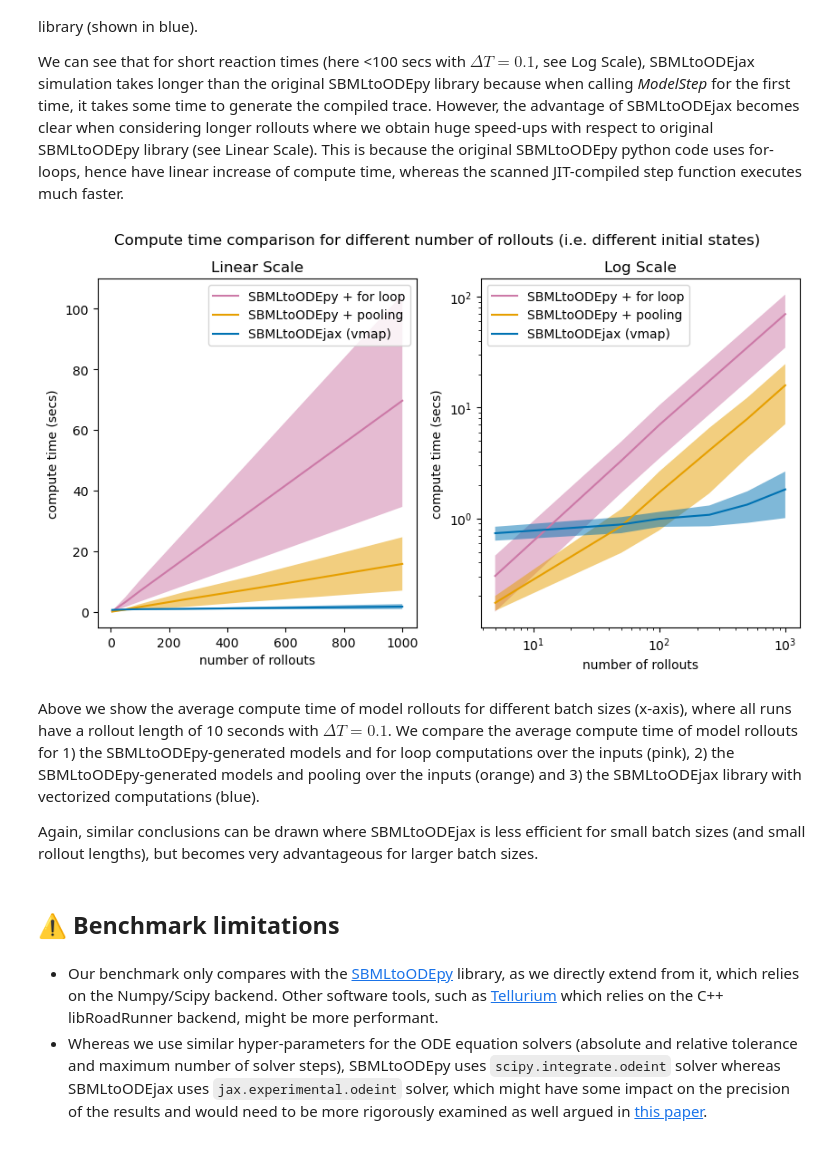
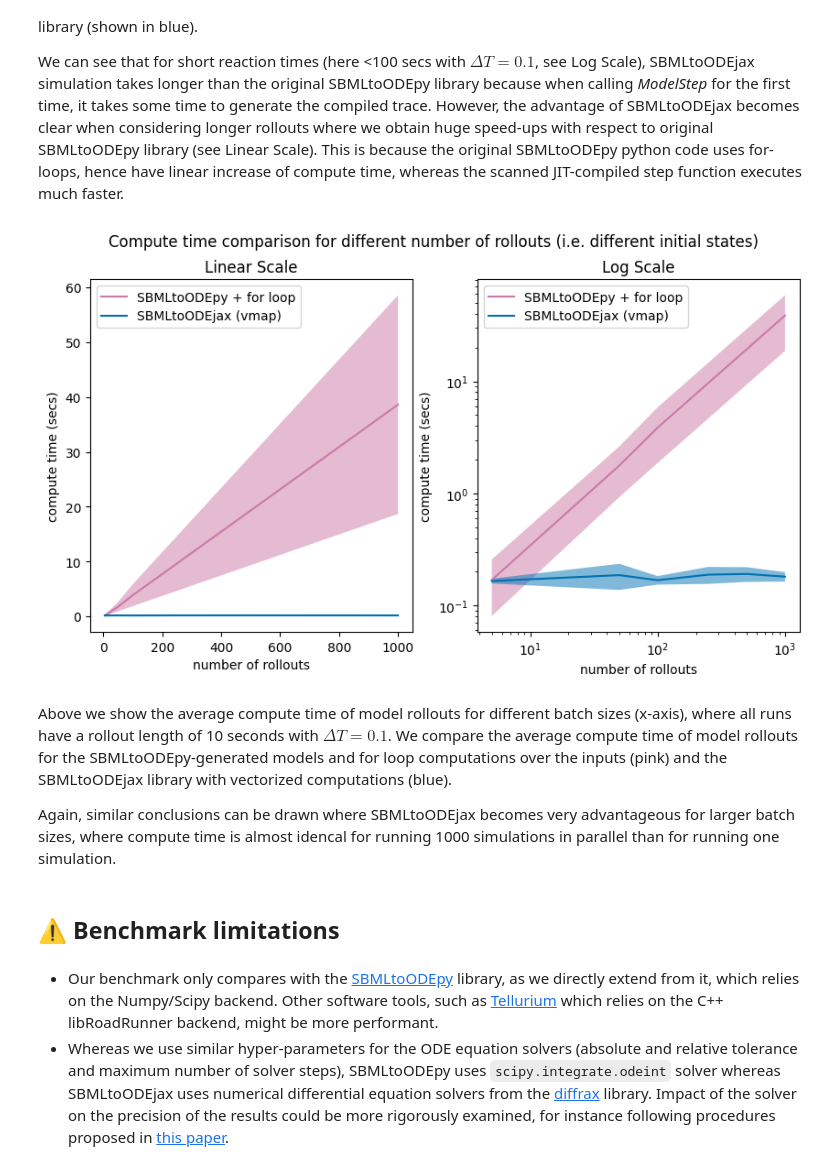
Before and after one commit to flowersteam/sbmltoodejax, a Jupyter notebook: docs/source/tutorials/benchmark.ipynb, the cells around one changed output. Drawn from its saved outputs; the diff is of its cells as text; code cells hidden in the pictures.

Commit message:
rerun tutorials with diffrax solver

```diff
--- a/docs/source/tutorials/benchmark.ipynb
+++ b/docs/source/tutorials/benchmark.ipynb
@@ -157,6 +157,7 @@ default_colors = [tuple([c/255 for c in color]) for color in default_colors]
 all_model_ids = [3, 4, 6, 8, 10]
 all_n_secs = [0.1, 1, 10, 100, 1000, 10000, 100000]
 all_n_in_parallel = [5, 50, 100, 250, 500, 1000]
+pooling_benchmark = False # whether or not to compare with sbmltoodepy + pooling (using multiprocessing library)
 # %%
 # same ODE solver parameters than SBMLtoODEpy ones for fair comparison
 deltaT = 0.1
@@ -355,51 +359,58 @@ This is because the original SBMLtoODEpy python code uses for-loops, hence have
 all_jax_times = []
 all_py_times = []
 all_py_pool_times = []
+
 for model_idx in all_model_ids:
     jax_times = [compute_time['jax'][model_idx][n_in_parallel][10] for n_in_parallel in all_n_in_parallel]
     py_times = [compute_time['py'][model_idx][n_in_parallel][10] for n_in_parallel in all_n_in_parallel]
-    py_pool_times = [compute_time['py_pool'][model_idx][n_in_parallel][10] for n_in_parallel in all_n_in_parallel]
+
     all_jax_times.append(jax_times)
     all_py_times.append(py_times)
-    all_py_pool_times.append(py_pool_times)
+
+    if pooling_benchmark:
+        py_pool_times = [compute_time['py_pool'][model_idx][n_in_parallel][10] for n_in_parallel in all_n_in_parallel]
+        all_py_pool_times.append(py_pool_times)
+
 all_jax_times = np.asarray(all_jax_times)
-all_py_times = np.asarray(all_py_times)
-all_py_pool_times = np.asarray(all_py_pool_times)
-
 jax_ymean = all_jax_times.mean(0)
 jax_ystd = all_jax_times.std(0)
+
+all_py_times = np.asarray(all_py_times)
 py_ymean = all_py_times.mean(0)
 py_ystd = all_py_times.std(0)
-py_pool_ymean = all_py_pool_times.mean(0)
-py_pool_ystd = all_py_pool_times.std(0)
+
+if pooling_benchmark:
+    all_py_pool_times = np.asarray(all_py_pool_times)
+    py_pool_ymean = all_py_pool_times.mean(0)
+    py_pool_ystd = all_py_pool_times.std(0)
 
 fig, ax = plt.subplots(1, 2, figsize=(10,5))
 x = np.array(all_n_in_parallel)
 for i in range(2):
     ax[i].plot(x, py_ymean, color=default_colors[0], label="SBMLtoODEpy + for loop")
     ax[i].fill_between(x, py_ymean+py_ystd, py_ymean-py_ystd, facecolor=default_colors[0], alpha=0.5)
-    ax[i].plot(x, py_pool_ymean, color=default_colors[2], label="SBMLtoODEpy + pooling")
-    ax[i].fill_between(x, py_pool_ymean+py_pool_ystd, py_pool_ymean-py_pool_ystd, facecolor=default_colors[2], alpha=0.5)
+    if pooling_benchmark:
+        ax[i].plot(x, py_pool_ymean, color=default_colors[2], label="SBMLtoODEpy + pooling")
+        ax[i].fill_between(x, py_pool_ymean+py_pool_ystd, py_pool_ymean-py_pool_ystd, facecolor=default_colors[2], alpha=0.5)
     ax[i].plot(x, jax_ymean, color=default_colors[1], label="SBMLtoODEjax (vmap)")
     ax[i].fill_between(x, jax_ymean+jax_ystd, jax_ymean-jax_ystd, facecolor=default_colors[1], alpha=0.5)
     ax[i].set_xlabel("number of rollouts")
     ax[i].set_ylabel("compute time (secs)")
     ax[i].legend()
 ax[0].set_title("Linear Scale")
 ax[1].set_title("Log Scale")
 ax[1].set_xscale("log")
 ax[1].set_yscale("log")
 plt.suptitle("Compute time comparison for different number of rollouts (i.e. different initial states)")
 plt.show()
 # %% [output]
-[figure, old version]
+[figure, new version]
 # %% [markdown]
-Above we show the average compute time of model rollouts for different batch sizes (x-axis), where all runs have a rollout length of 10 seconds with $\Delta T=0.1$. We compare the average compute time of model rollouts for 1) the SBMLtoODEpy-generated models and for loop computations over the inputs (pink), 2) the SBMLtoODEpy-generated models and pooling over the inputs (orange)
-and 3) the SBMLtoODEjax library with vectorized computations (blue).
+Above we show the average compute time of model rollouts for different batch sizes (x-axis), where all runs have a rollout length of 10 seconds with $\Delta T=0.1$. We compare the average compute time of model rollouts for the SBMLtoODEpy-generated models and for loop computations over the inputs (pink) and the SBMLtoODEjax library with vectorized computations (blue).
 
-Again, similar conclusions can be drawn where SBMLtoODEjax is less efficient for small batch sizes (and small rollout lengths), but becomes very advantageous for larger batch sizes.
+Again, similar conclusions can be drawn where SBMLtoODEjax becomes very advantageous for larger batch sizes, where compute time is almost idencal for running 1000 simulations in parallel than for running one simulation.
 # %% [markdown]
 ## ⚠️ Benchmark limitations
 # %% [markdown]
 * Our benchmark only compares with the [SBMLtoODEpy](https://sbmltoodepy.readthedocs.io/en/latest/) library, as we directly extend from it, which relies on the Numpy/Scipy backend. Other software tools, such as [Tellurium](https://tellurium.analogmachine.org/) which relies on the C++ libRoadRunner backend, might be more performant.
-* Whereas we use similar hyper-parameters for the ODE equation solvers (absolute and relative tolerance and maximum number of solver steps), SBMLtoODEpy uses `scipy.integrate.odeint` solver whereas SBMLtoODEjax uses `jax.experimental.odeint` solver, which might have some impact on the precision of the results and would need to be more rigorously examined as well argued in [this paper](https://www.nature.com/articles/s41598-021-82196-2).
+* Whereas we use similar hyper-parameters for the ODE equation solvers (absolute and relative tolerance and maximum number of solver steps), SBMLtoODEpy uses `scipy.integrate.odeint` solver whereas SBMLtoODEjax uses numerical differential equation solvers from the [diffrax](https://docs.kidger.site/diffrax/) library. Impact of the solver on the precision of the results could be more rigorously examined, for instance following procedures proposed in [this paper](https://www.nature.com/articles/s41598-021-82196-2).
```
Also changed, not shown: parts of 2 cells of this notebook, 4 other files.
